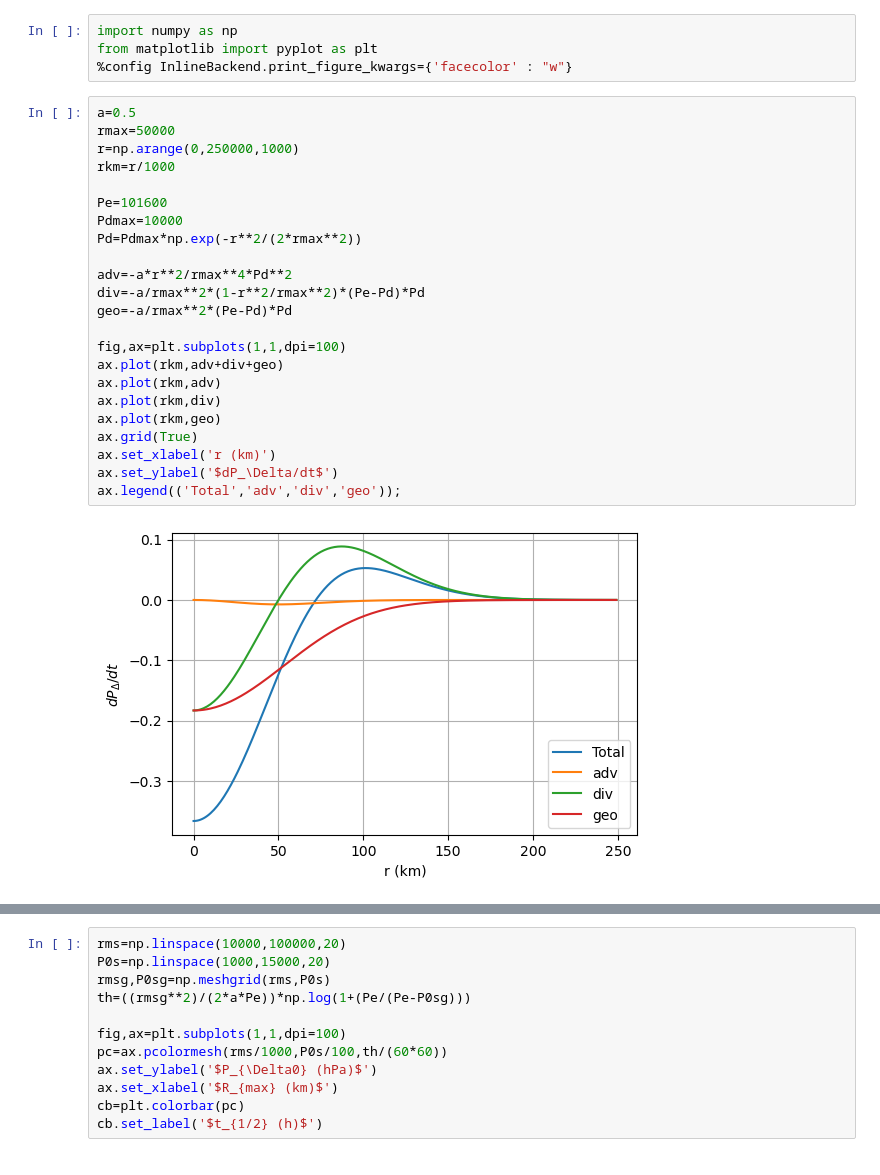
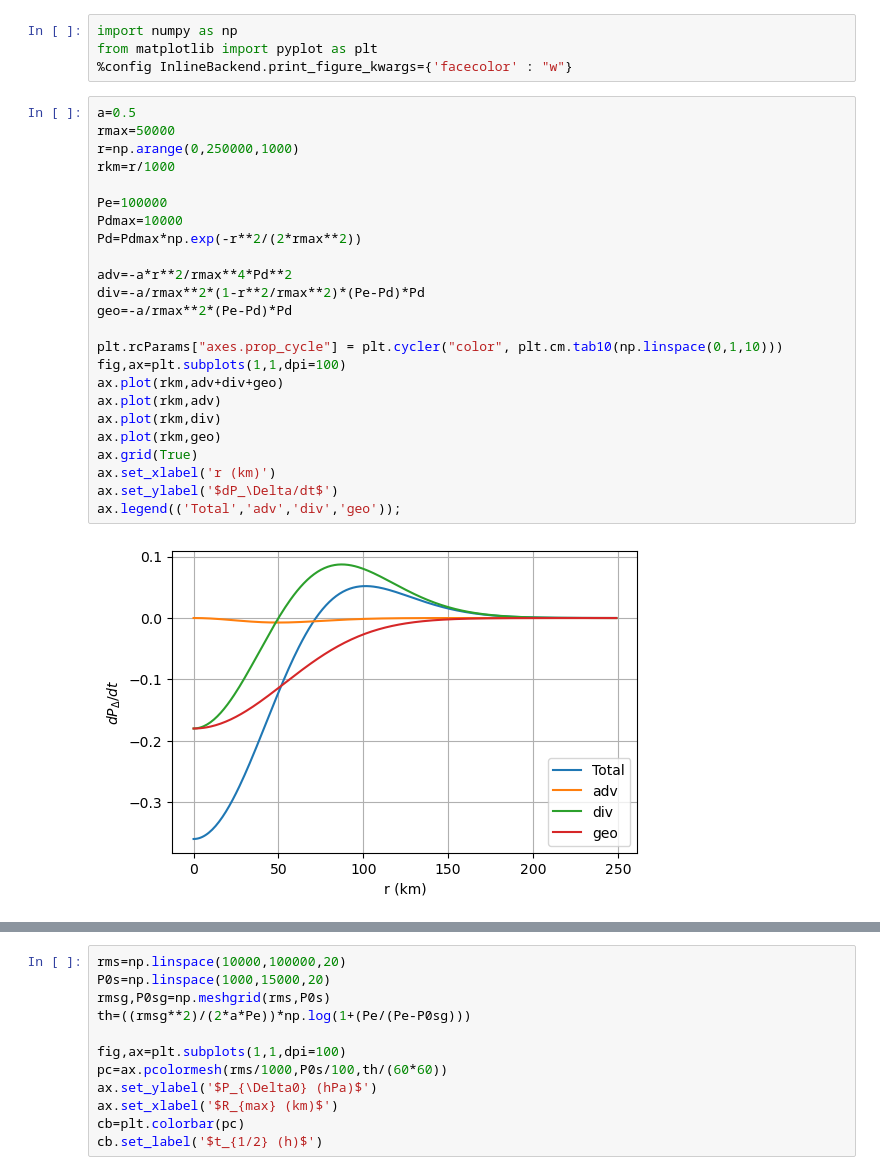
Before and after one commit to suprdory/wrfstore-py, a Jupyter notebook: pressure_tend_anal_sols.ipynb, the cells around one changed output, grey strips where cells are left out. Saved outputs shown, nothing was run; the diff lists cells and outputs as text.

```diff
--- a/pressure_tend_anal_sols.ipynb
+++ b/pressure_tend_anal_sols.ipynb
@@ -23,28 +23,29 @@ from matplotlib import pyplot as plt
 # %%
 a=0.5
 rmax=50000
 r=np.arange(0,250000,1000)
 rkm=r/1000
 
-Pe=101600
+Pe=100000
 Pdmax=10000
 Pd=Pdmax*np.exp(-r**2/(2*rmax**2))
 
 adv=-a*r**2/rmax**4*Pd**2
 div=-a/rmax**2*(1-r**2/rmax**2)*(Pe-Pd)*Pd
 geo=-a/rmax**2*(Pe-Pd)*Pd
 
+plt.rcParams["axes.prop_cycle"] = plt.cycler("color", plt.cm.tab10(np.linspace(0,1,10)))
 fig,ax=plt.subplots(1,1,dpi=100)
 ax.plot(rkm,adv+div+geo)
 ax.plot(rkm,adv)
 ax.plot(rkm,div)
 ax.plot(rkm,geo)
 ax.grid(True)
 ax.set_xlabel('r (km)')
 ax.set_ylabel('$dP_\Delta/dt$')
 ax.legend(('Total','adv','div','geo'));
 # %% [output]
-[figure, old version]
+[figure, new version]
 # %%
 dt=60
 a=0.5
```
Also changed, not shown: parts of 3 cells of this notebook, 6 other files.
